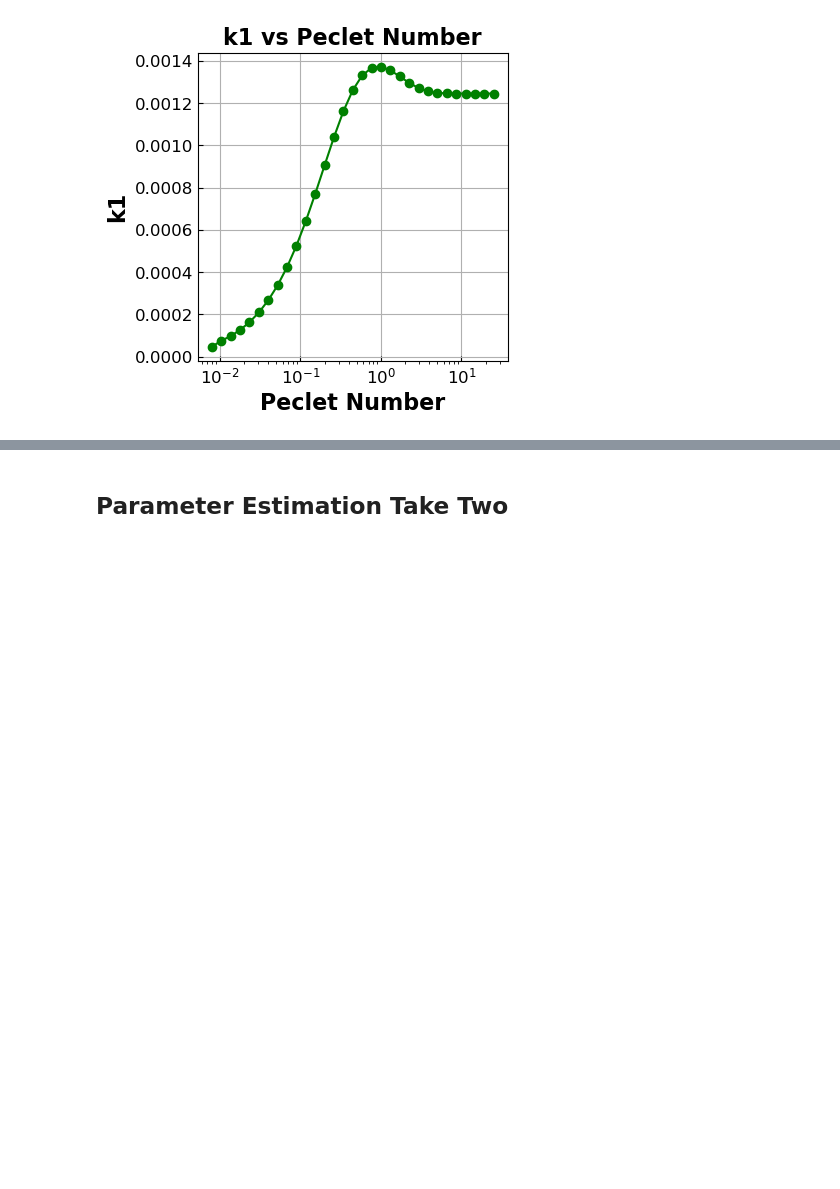
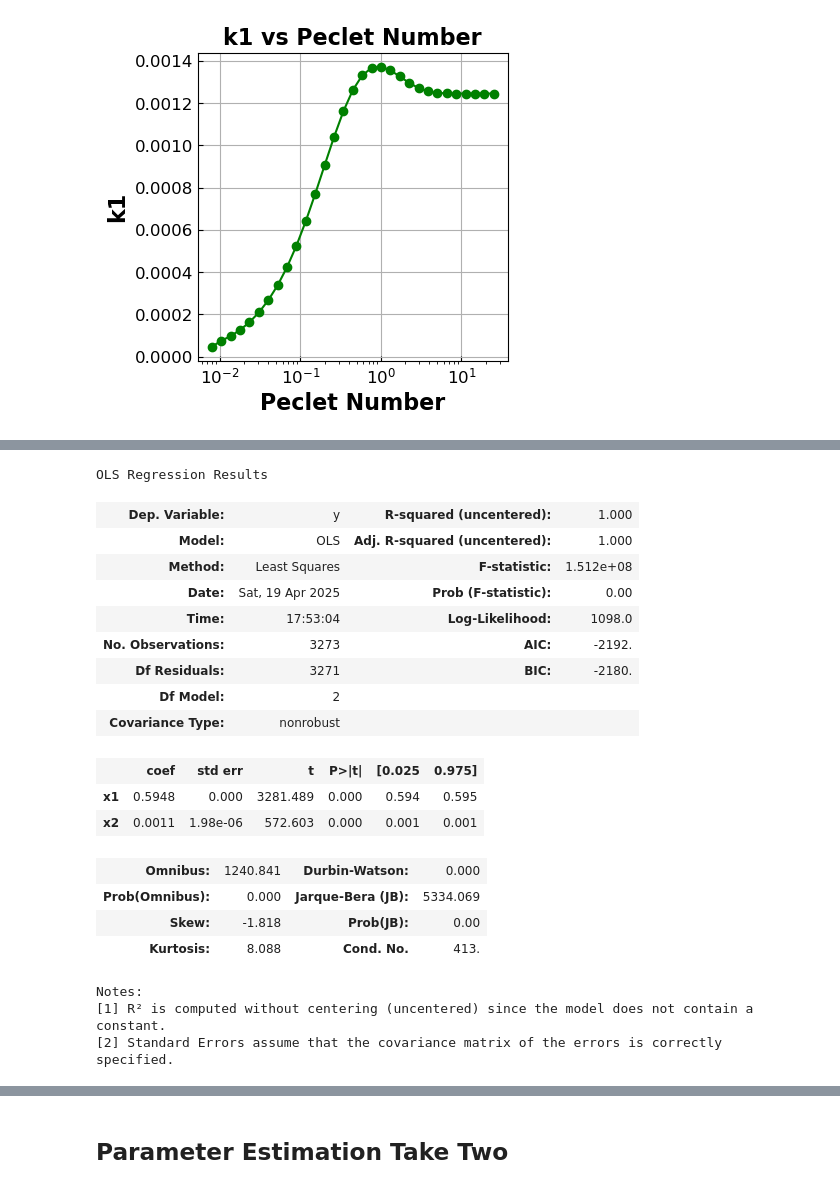
Before and after one commit to dowlinglab/dynamic-diafiltration-pyomo, a Jupyter notebook: DATA2_visualization.ipynb, the cells around one changed output, grey strips where cells are left out. Saved outputs shown, nothing was run; the diff lists cells and outputs as text; code cells hidden in the pictures; blank space fills up the shorter version.

```diff
--- a/DATA2_visualization.ipynb
+++ b/DATA2_visualization.ipynb
@@ -673,3 +763,28 @@ Pe: 25.12, Objective: 1319.8496
+# %%
+k0, k1, mse, se_k0, se_k1, results = linear_regression(no_startup, 5)
+
+results.summary()
+# %% [output]
+OLS Regression Results
+| Dep. Variable: | y | R-squared (uncentered): | 1.000 |
+| Model: | OLS | Adj. R-squared (uncentered): | 1.000 |
+| Method: | Least Squares | F-statistic: | 1.512e+08 |
+| Date: | Sat, 19 Apr 2025 | Prob (F-statistic): | 0.00 |
+| Time: | 17:53:04 | Log-Likelihood: | 1098.0 |
+| No. Observations: | 3273 | AIC: | -2192. |
+| Df Residuals: | 3271 | BIC: | -2180. |
+| Df Model: | 2 |  |  |
+| Covariance Type: | nonrobust |  |  |
+|  | coef | std err | t | P>|t| | [0.025 | 0.975] |
+| x1 | 0.5948 | 0.000 | 3281.489 | 0.000 | 0.594 | 0.595 |
+| x2 | 0.0011 | 1.98e-06 | 572.603 | 0.000 | 0.001 | 0.001 |
+| Omnibus: | 1240.841 | Durbin-Watson: | 0.000 |
+| Prob(Omnibus): | 0.000 | Jarque-Bera (JB): | 5334.069 |
+| Skew: | -1.818 | Prob(JB): | 0.00 |
+| Kurtosis: | 8.088 | Cond. No. | 413. |
+Notes:
+[1] R² is computed without centering (uncentered) since the model does not contain a constant.
+[2] Standard Errors assume that the covariance matrix of the errors is correctly specified.
 # %%
 def calc_FIM(sim_data, theta=None, step=1e-6, formula='central', log_transform_Pe=False):
     if theta is None:
```
Also changed, not shown: parts of 10 cells of this notebook, 3 other files.
